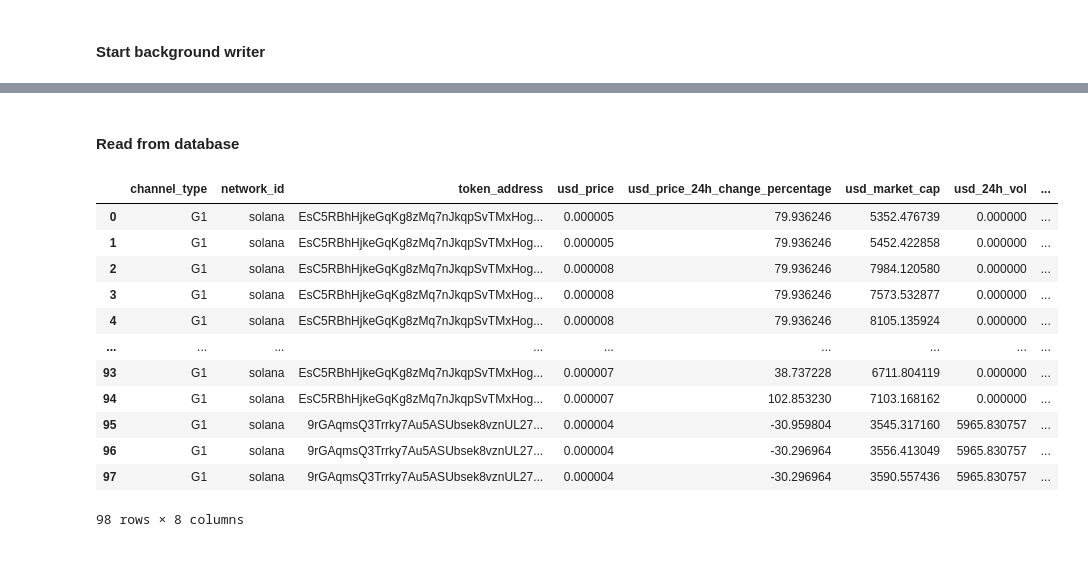
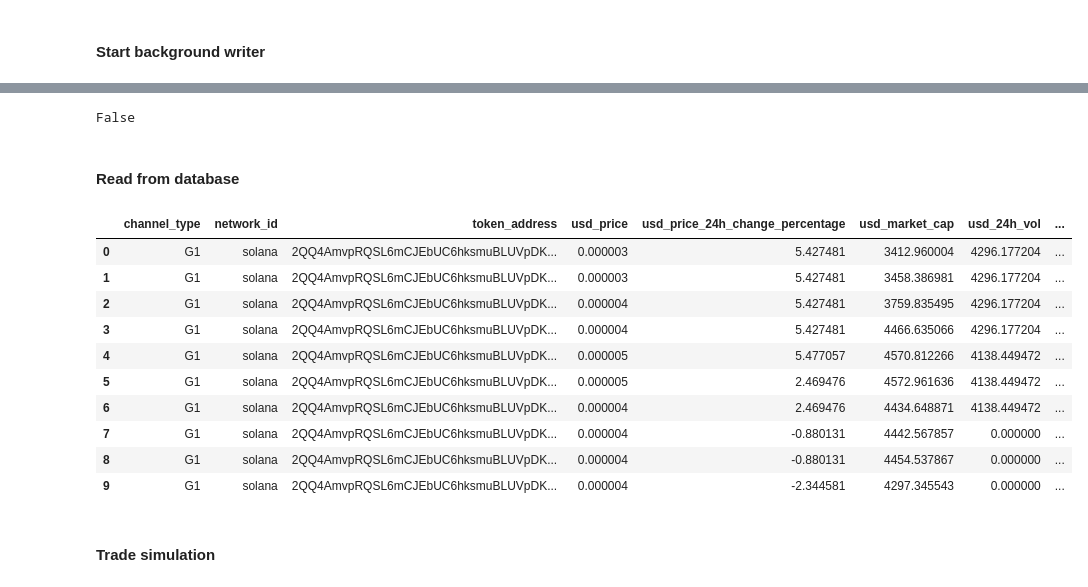
Before and after one commit to vnegi10/Token_sniper_bot, a Jupyter notebook: CG_sniper_bot.ipynb, the cells around one changed output, grey strips where cells are left out. Cells and saved outputs as stored; diff of their text form; code cells hidden in the pictures; blank space fills up the shorter version.

```diff
--- a/CG_sniper_bot.ipynb
+++ b/CG_sniper_bot.ipynb
@@ -275,7 +290,7 @@ NETWORK_ID = "solana"
 # %%
 dbw.close()
 # %%
-DB_PATH = str(Path.cwd() / "price_stream_2.duckdb")
+DB_PATH = str(Path.cwd() / "price_ws_stream.duckdb")
 
 # One connection for writes
 dbw = duckdb.connect(DB_PATH)
@@ -382,30 +399,33 @@ task = asyncio.create_task(stream_token_price_and_write_to_db("EsC5RBhHjkeGqKg8z
 # %%
 #task.cancel()
-#task.done()
+task.done()
 #task.cancelled()
+# %% [output]
+False
 # %% [markdown]
 #### Read from database
 # %%
 dbr = duckdb.connect(DB_PATH)
 
-df_latest = dbr.execute("""
+df = dbr.execute(f"""
     SELECT * FROM price_stream
+    WHERE token_address = '{TOKEN_ADDRESS}'
     ORDER BY last_updated_at DESC
-    LIMIT 100
+    LIMIT 10
 """).df()
 
-df_latest
+df
 # %% [output]
 |  | channel_type | network_id | token_address | usd_price | usd_price_24h_change_percentage | usd_market_cap | usd_24h_vol | ... |
-| 0 | G1 | solana | EsC5RBhHjkeGqKg8zMq7nJkqpSvTMxHog... | 0.000005 | 79.936246 | 5352.476739 | 0.000000 | ... |
-| 1 | G1 | solana | EsC5RBhHjkeGqKg8zMq7nJkqpSvTMxHog... | 0.000005 | 79.936246 | 5452.422858 | 0.000000 | ... |
-| 2 | G1 | solana | EsC5RBhHjkeGqKg8zMq7nJkqpSvTMxHog... | 0.000008 | 79.936246 | 7984.120580 | 0.000000 | ... |
-| 3 | G1 | solana | EsC5RBhHjkeGqKg8zMq7nJkqpSvTMxHog... | 0.000008 | 79.936246 | 7573.532877 | 0.000000 | ... |
-| 4 | G1 | solana | EsC5RBhHjkeGqKg8zMq7nJkqpSvTMxHog... | 0.000008 | 79.936246 | 8105.135924 | 0.000000 | ... |
-| ... | ... | ... | ... | ... | ... | ... | ... | ... |
-| 93 | G1 | solana | EsC5RBhHjkeGqKg8zMq7nJkqpSvTMxHog... | 0.000007 | 38.737228 | 6711.804119 | 0.000000 | ... |
-| 94 | G1 | solana | EsC5RBhHjkeGqKg8zMq7nJkqpSvTMxHog... | 0.000007 | 102.853230 | 7103.168162 | 0.000000 | ... |
-| 95 | G1 | solana | 9rGAqmsQ3Trrky7Au5ASUbsek8vznUL27... | 0.000004 | -30.959804 | 3545.317160 | 5965.830757 | ... |
-| 96 | G1 | solana | 9rGAqmsQ3Trrky7Au5ASUbsek8vznUL27... | 0.000004 | -30.296964 | 3556.413049 | 5965.830757 | ... |
-| 97 | G1 | solana | 9rGAqmsQ3Trrky7Au5ASUbsek8vznUL27... | 0.000004 | -30.296964 | 3590.557436 | 5965.830757 | ... |
+| 0 | G1 | solana | 2QQ4AmvpRQSL6mCJEbUC6hksmuBLUVpDK... | 0.000003 | 5.427481 | 3412.960004 | 4296.177204 | ... |
+| 1 | G1 | solana | 2QQ4AmvpRQSL6mCJEbUC6hksmuBLUVpDK... | 0.000003 | 5.427481 | 3458.386981 | 4296.177204 | ... |
+| 2 | G1 | solana | 2QQ4AmvpRQSL6mCJEbUC6hksmuBLUVpDK... | 0.000004 | 5.427481 | 3759.835495 | 4296.177204 | ... |
+| 3 | G1 | solana | 2QQ4AmvpRQSL6mCJEbUC6hksmuBLUVpDK... | 0.000004 | 5.427481 | 4466.635066 | 4296.177204 | ... |
+| 4 | G1 | solana | 2QQ4AmvpRQSL6mCJEbUC6hksmuBLUVpDK... | 0.000005 | 5.477057 | 4570.812266 | 4138.449472 | ... |
+| 5 | G1 | solana | 2QQ4AmvpRQSL6mCJEbUC6hksmuBLUVpDK... | 0.000005 | 2.469476 | 4572.961636 | 4138.449472 | ... |
+| 6 | G1 | solana | 2QQ4AmvpRQSL6mCJEbUC6hksmuBLUVpDK... | 0.000004 | 2.469476 | 4434.648871 | 4138.449472 | ... |
+| 7 | G1 | solana | 2QQ4AmvpRQSL6mCJEbUC6hksmuBLUVpDK... | 0.000004 | -0.880131 | 4442.567857 | 0.000000 | ... |
+| 8 | G1 | solana | 2QQ4AmvpRQSL6mCJEbUC6hksmuBLUVpDK... | 0.000004 | -0.880131 | 4454.537867 | 0.000000 | ... |
+| 9 | G1 | solana | 2QQ4AmvpRQSL6mCJEbUC6hksmuBLUVpDK... | 0.000004 | -2.344581 | 4297.345543 | 0.000000 | ... |
-98 rows × 8 columns
+# %% [markdown]
+#### Trade simulation
```
Also changed, not shown: parts of 7 cells of this notebook.
